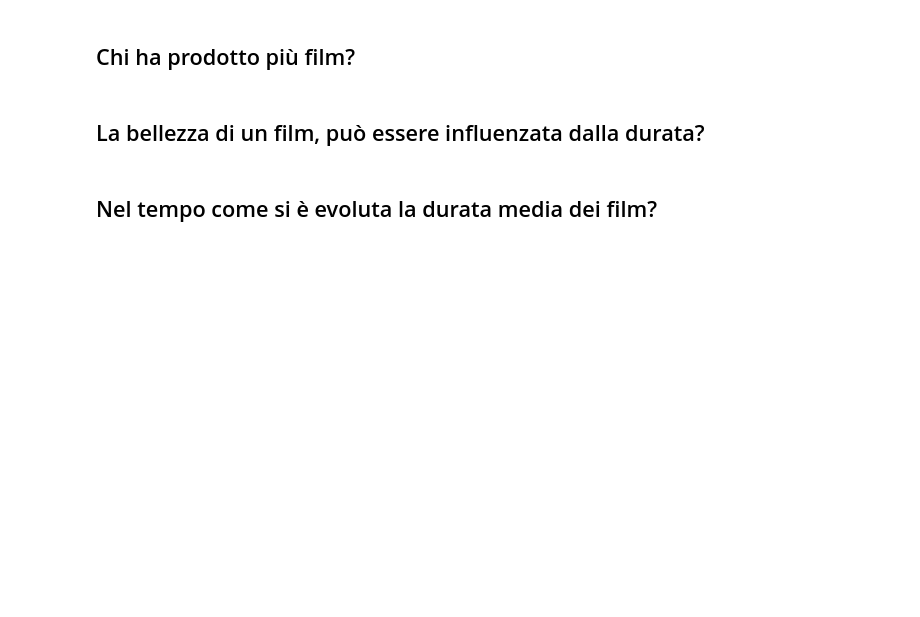
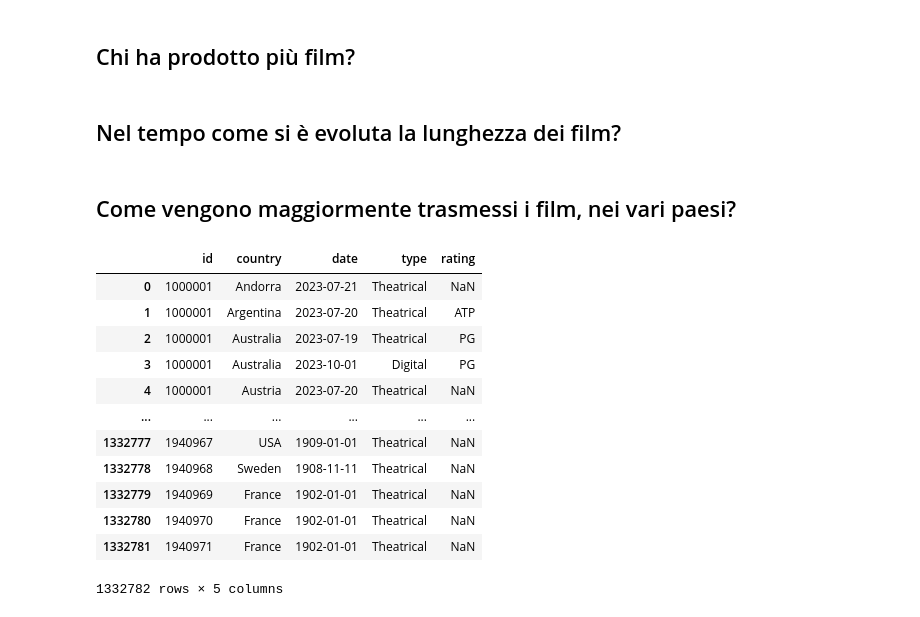
Before and after one commit to RasoFederico/ProgettoIUM-TWEB, a Jupyter notebook: Progetto_IUM/ProgettoIUM.ipynb, the cells around one changed output. Drawn from its saved outputs; the diff is of its cells as text; code cells hidden in the pictures; blank space fills up the shorter version.

```diff
--- a/Progetto_IUM/ProgettoIUM.ipynb
+++ b/Progetto_IUM/ProgettoIUM.ipynb
@@ -155,7 +158,23 @@ plt.show()
 [figure]
 # %% [markdown]
 ## Chi ha prodotto più film?
-# %% [markdown]
-## La bellezza di un film, può essere influenzata dalla durata?
-# %% [markdown]
-## Nel tempo come si è evoluta la durata media dei film?
+# %% [markdown]
+## Nel tempo come si è evoluta la lunghezza dei film?
+# %% [markdown]
+## Come vengono maggiormente trasmessi i film, nei vari paesi?
+# %%
+releases_df
+# %% [output]
+|  | id | country | date | type | rating |
+| 0 | 1000001 | Andorra | 2023-07-21 | Theatrical | NaN |
+| 1 | 1000001 | Argentina | 2023-07-20 | Theatrical | ATP |
+| 2 | 1000001 | Australia | 2023-07-19 | Theatrical | PG |
+| 3 | 1000001 | Australia | 2023-10-01 | Digital | PG |
+| 4 | 1000001 | Austria | 2023-07-20 | Theatrical | NaN |
+| ... | ... | ... | ... | ... | ... |
+| 1332777 | 1940967 | USA | 1909-01-01 | Theatrical | NaN |
+| 1332778 | 1940968 | Sweden | 1908-11-11 | Theatrical | NaN |
+| 1332779 | 1940969 | France | 1902-01-01 | Theatrical | NaN |
+| 1332780 | 1940970 | France | 1902-01-01 | Theatrical | NaN |
+| 1332781 | 1940971 | France | 1902-01-01 | Theatrical | NaN |
+1332782 rows × 5 columns
```
Also changed, not shown: parts of 5 cells of this notebook.
